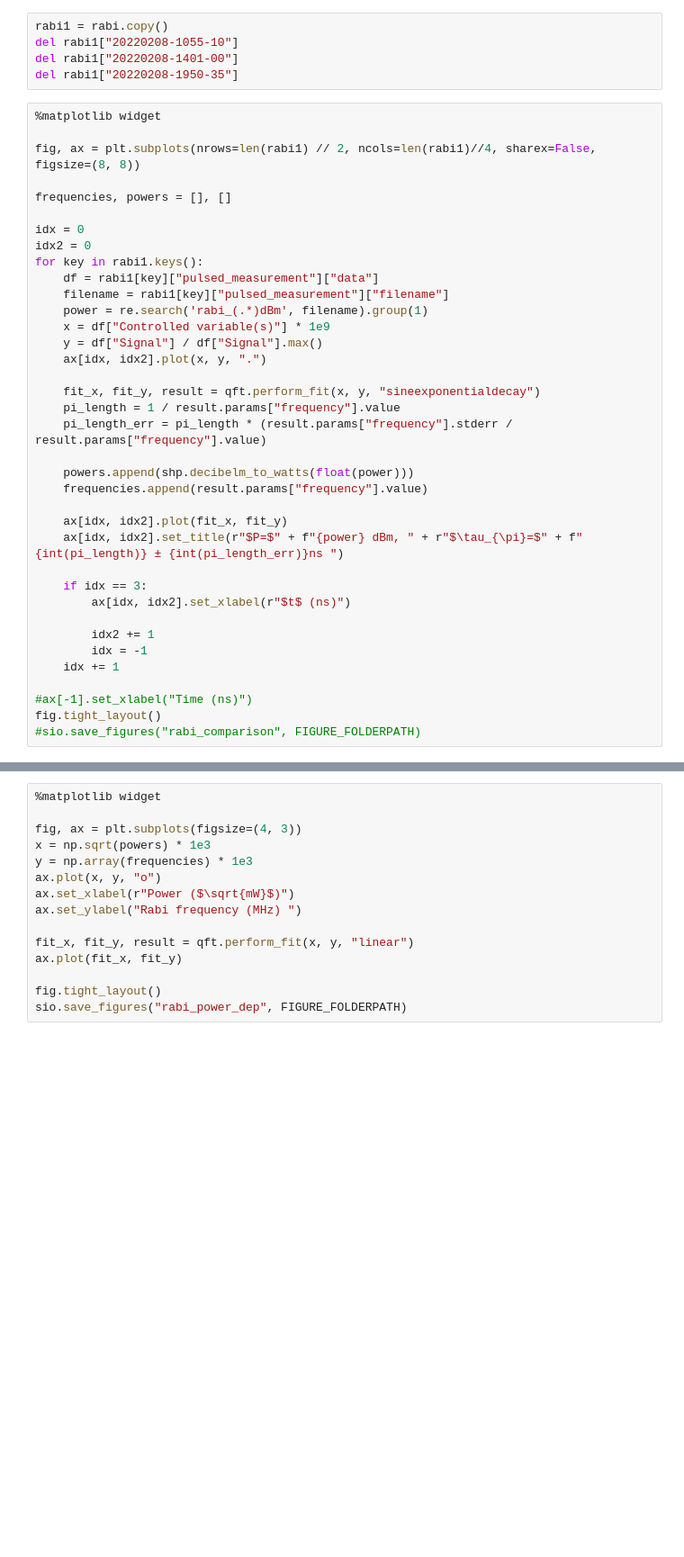
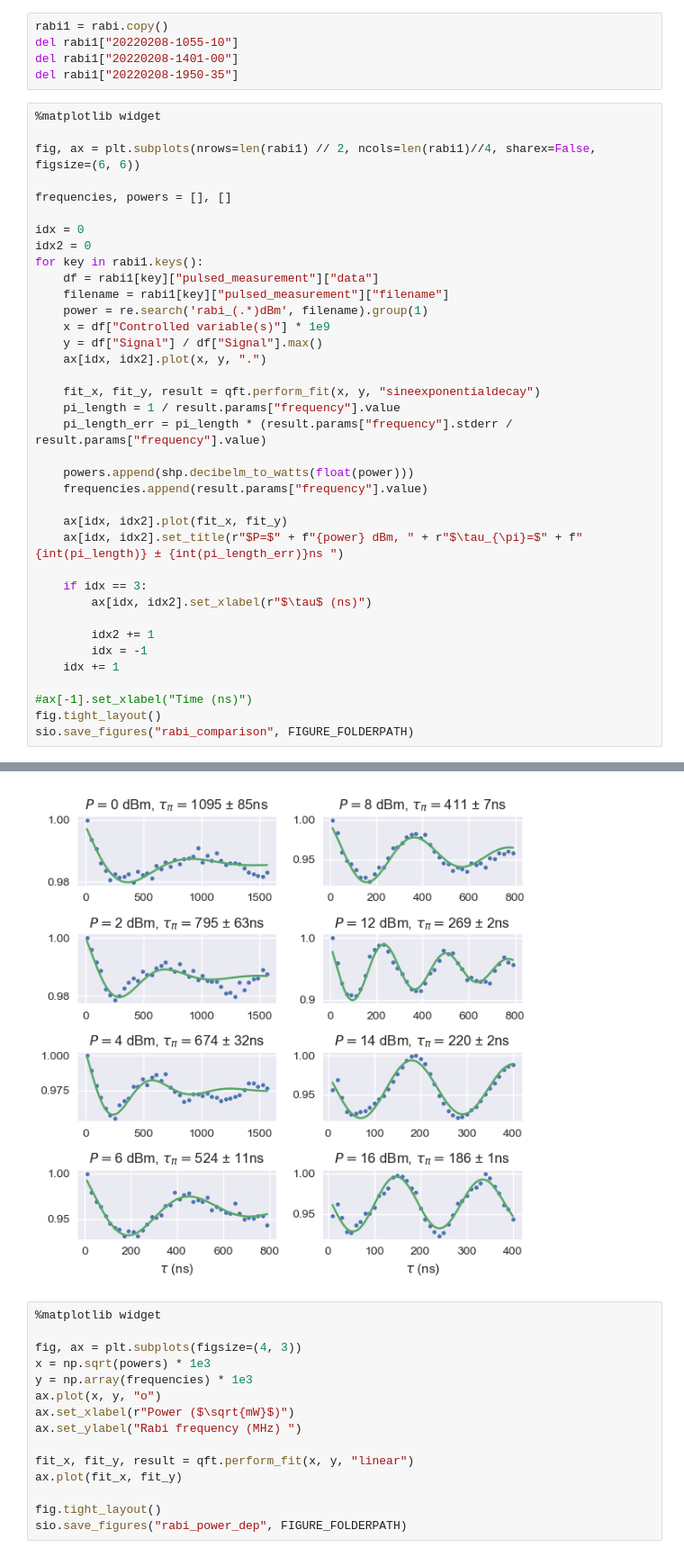
Before and after one commit to dineshpinto/qudi-hira-analysis, a Jupyter notebook: notebooks/20220112_SingleNV_Membrane_RT.ipynb, the cells around one changed output, grey strips where cells are left out. Shown at 90% size. Saved outputs shown, nothing was run; the diff lists cells and outputs as text; blank space fills up the shorter version.

```diff
--- a/notebooks/20220112_SingleNV_Membrane_RT.ipynb
+++ b/notebooks/20220112_SingleNV_Membrane_RT.ipynb
@@ -271,7 +277,7 @@ del rabi1["20220208-1950-35"]
 # %%
 %matplotlib widget
 
-fig, ax = plt.subplots(nrows=len(rabi1) // 2, ncols=len(rabi1)//4, sharex=False, figsize=(8, 8))
+fig, ax = plt.subplots(nrows=len(rabi1) // 2, ncols=len(rabi1)//4, sharex=False, figsize=(6, 6))
 
 frequencies, powers = [], []
 
@@ -296,7 +302,7 @@ for key in rabi1.keys():
     ax[idx, idx2].set_title(r"$P=$" + f"{power} dBm, " + r"$\tau_{\pi}=$" + f"{int(pi_length)} ± {int(pi_length_err)}ns ")
 
     if idx == 3:
-        ax[idx, idx2].set_xlabel(r"$t$ (ns)")
+        ax[idx, idx2].set_xlabel(r"$\tau$ (ns)")
 
         idx2 += 1
         idx = -1
@@ -304,4 +310,5 @@ for key in rabi1.keys():
 
 #ax[-1].set_xlabel("Time (ns)")
 fig.tight_layout()
-#sio.save_figures("rabi_comparison", FIGURE_FOLDERPATH)
+sio.save_figures("rabi_comparison", FIGURE_FOLDERPATH)
+# %% [output]
@@ -308,3 +316,4 @@ fig.tight_layout()
+[figure, added]
 # %%
 %matplotlib widget
 
```
Also changed, not shown: parts of 6 cells of this notebook, 4 other files.
